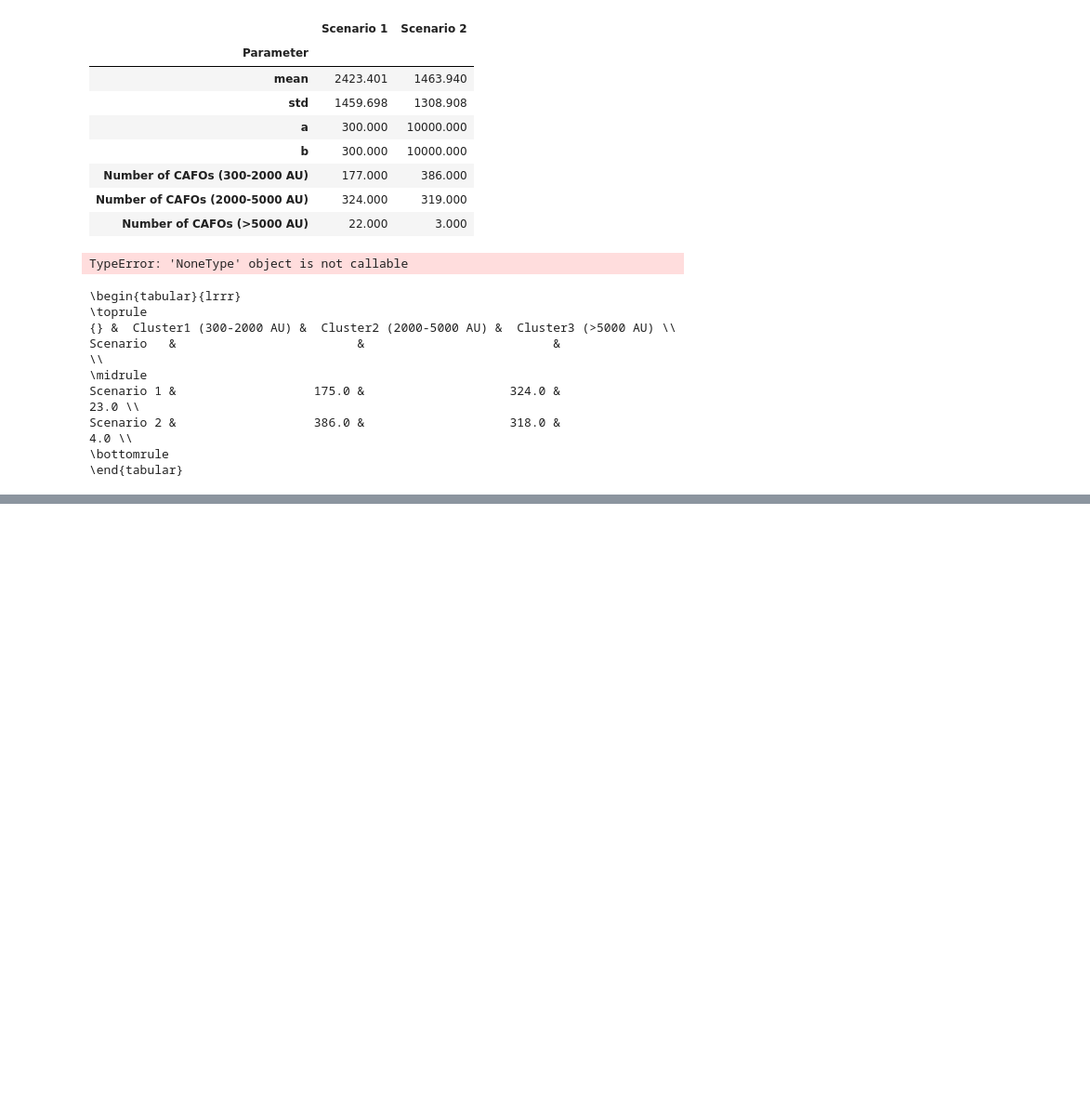
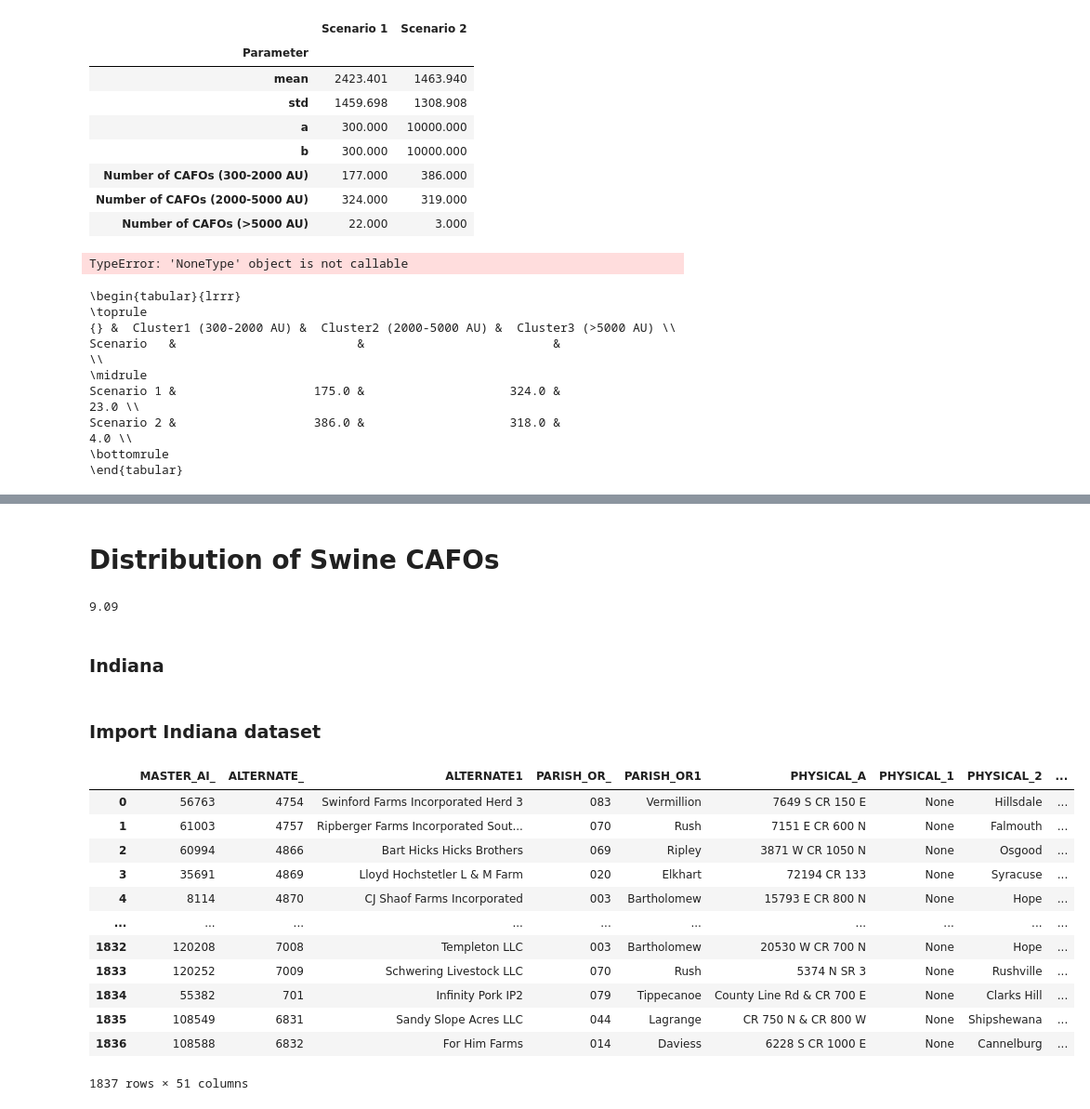
Before and after one commit to emartinher-ULaval/Ontario_P-FlowsRecovery, a Jupyter notebook: Data/CAFOSSizesDistributions/CAFOS_Sizes_Distributions.ipynb, the cells around one changed output, grey strips where cells are left out. Shown at 93% size. Cells and saved outputs as stored; diff of their text form; code cells hidden in the pictures; blank space fills up the shorter version.

Commit message:
SwineCAFOsDistribution

```diff
--- a/Data/CAFOSSizesDistributions/CAFOS_Sizes_Distributions.ipynb
+++ b/Data/CAFOSSizesDistributions/CAFOS_Sizes_Distributions.ipynb
@@ -893,0 +891,30 @@ param_df_Scenario2.loc['mean']['Mean']
+# %% [markdown]
+# Distribution of Swine CAFOs
+# %%
+waste_data_input = pd.read_csv('AnimalParameters/waste_data_input.csv', sep=",", header=0, index_col=0)
+float(waste_data_input.loc['SwineInmature']['AU_equivalence'])
+# %% [output]
+9.09
+# %% [markdown]
+### Indiana
+# %% [markdown]
+### Import Indiana dataset
+# %%
+Indiana_df = geopandas.read_file('CAFOs_Indiana/Confined_Feeding_Operations_IDEM_IN.shp')
+Indiana_df.crs = {'init' :'epsg:4326'}
+# %%
+Indiana_df
+# %% [output]
+|  | MASTER_AI_ | ALTERNATE_ | ALTERNATE1 | PARISH_OR_ | PARISH_OR1 | PHYSICAL_A | PHYSICAL_1 | PHYSICAL_2 | ... |
+| 0 | 56763 | 4754 | Swinford Farms Incorporated Herd 3 | 083 | Vermillion | 7649 S CR 150 E | None | Hillsdale | ... |
+| 1 | 61003 | 4757 | Ripberger Farms Incorporated Sout... | 070 | Rush | 7151 E CR 600 N | None | Falmouth | ... |
+| 2 | 60994 | 4866 | Bart Hicks Hicks Brothers | 069 | Ripley | 3871 W CR 1050 N | None | Osgood | ... |
+| 3 | 35691 | 4869 | Lloyd Hochstetler L & M Farm | 020 | Elkhart | 72194 CR 133 | None | Syracuse | ... |
+| 4 | 8114 | 4870 | CJ Shaof Farms Incorporated | 003 | Bartholomew | 15793 E CR 800 N | None | Hope | ... |
+| ... | ... | ... | ... | ... | ... | ... | ... | ... | ... |
+| 1832 | 120208 | 7008 | Templeton LLC | 003 | Bartholomew | 20530 W CR 700 N | None | Hope | ... |
+| 1833 | 120252 | 7009 | Schwering Livestock LLC | 070 | Rush | 5374 N SR 3 | None | Rushville | ... |
+| 1834 | 55382 | 701 | Infinity Pork IP2 | 079 | Tippecanoe | County Line Rd & CR 700 E | None | Clarks Hill | ... |
+| 1835 | 108549 | 6831 | Sandy Slope Acres LLC | 044 | Lagrange | CR 750 N & CR 800 W | None | Shipshewana | ... |
+| 1836 | 108588 | 6832 | For Him Farms | 014 | Daviess | 6228 S CR 1000 E | None | Cannelburg | ... |
+1837 rows × 51 columns
```
Also changed, not shown: parts of 5 cells of this notebook, 25 other files.
